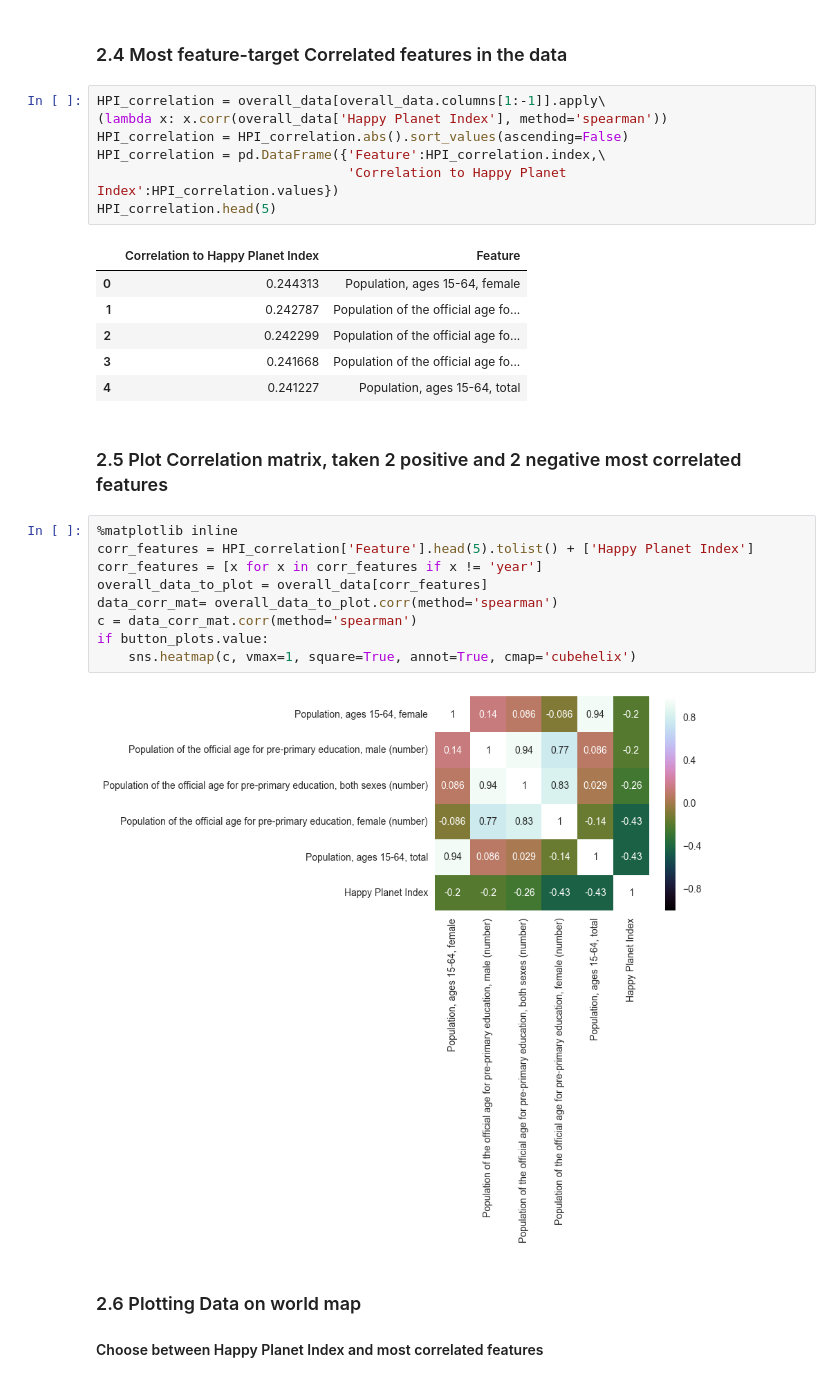
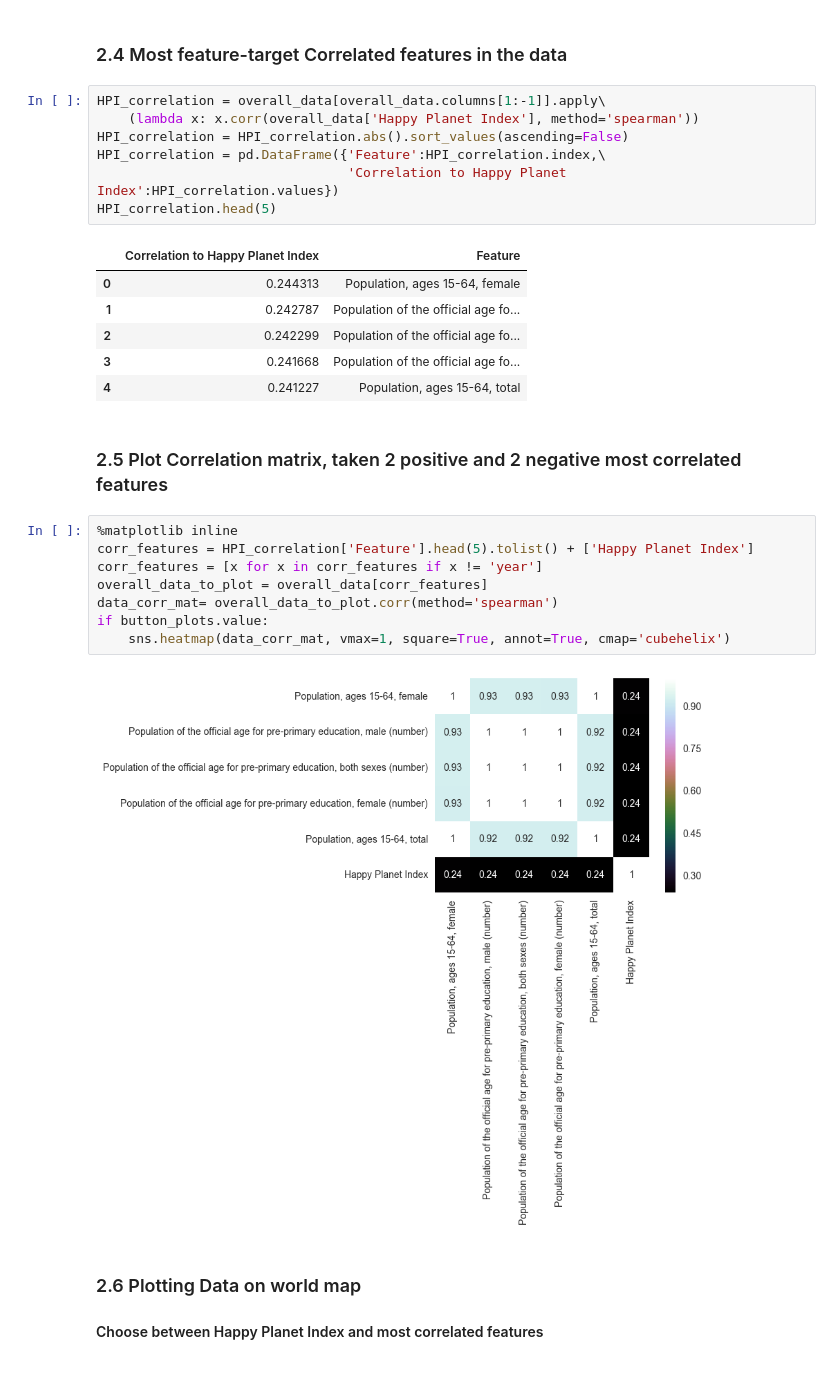
Before and after one commit to acrola/WorkShopDS, a Jupyter notebook: Project-Notebook.ipynb, the cells around one changed output. Drawn from its saved outputs; the diff is of its cells as text.

```diff
--- a/Project-Notebook.ipynb
+++ b/Project-Notebook.ipynb
@@ -82,7 +96,7 @@ if button_plots.value:
 ### 2.4 Most feature-target Correlated features in the data
 # %%
 HPI_correlation = overall_data[overall_data.columns[1:-1]].apply\
-(lambda x: x.corr(overall_data['Happy Planet Index'], method='spearman'))
+    (lambda x: x.corr(overall_data['Happy Planet Index'], method='spearman'))
 HPI_correlation = HPI_correlation.abs().sort_values(ascending=False)
 HPI_correlation = pd.DataFrame({'Feature':HPI_correlation.index,\
                                 'Correlation to Happy Planet Index':HPI_correlation.values})
@@ -99,14 +113,13 @@ HPI_correlation.head(5)
 # %%
 %matplotlib inline
 corr_features = HPI_correlation['Feature'].head(5).tolist() + ['Happy Planet Index']
 corr_features = [x for x in corr_features if x != 'year']
 overall_data_to_plot = overall_data[corr_features]
 data_corr_mat= overall_data_to_plot.corr(method='spearman')
-c = data_corr_mat.corr(method='spearman')
 if button_plots.value:
-    sns.heatmap(c, vmax=1, square=True, annot=True, cmap='cubehelix')
+    sns.heatmap(data_corr_mat, vmax=1, square=True, annot=True, cmap='cubehelix')
 # %% [output]
-[figure, old version]
+[figure, new version]
 # %% [markdown]
 ### 2.6 Plotting Data on world map
 #### Choose between Happy Planet Index and most correlated features
```
Also changed, not shown: parts of 41 cells of this notebook, 2 other files.
